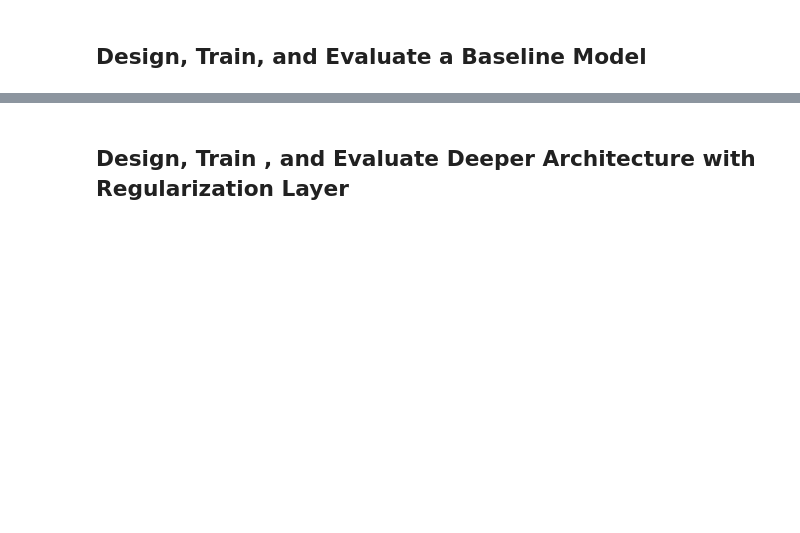
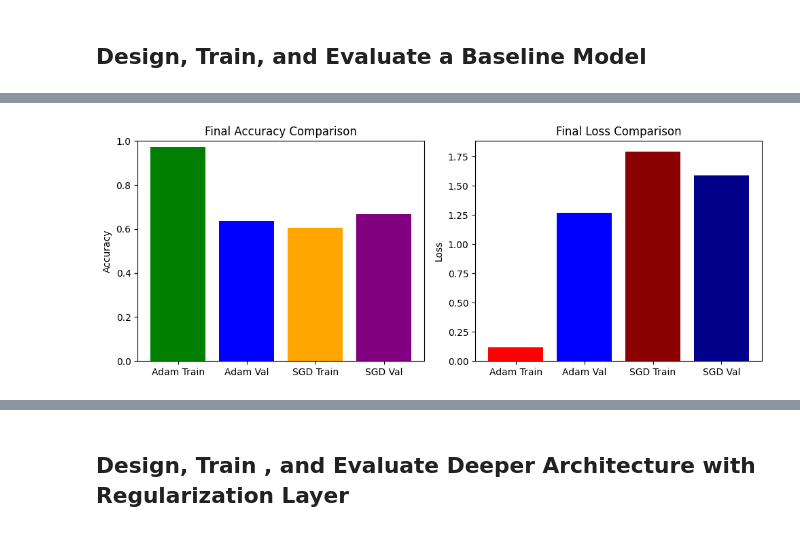
Before and after one commit to deeya5/AI-ML-Assesment, a Jupyter notebook: Portfolio01.ipynb, the cells around one changed output, grey strips where cells are left out. Cells and saved outputs as stored; diff of their text form; code cells hidden in the pictures; blank space fills up the shorter version.

```diff
--- a/Portfolio01.ipynb
+++ b/Portfolio01.ipynb
@@ -205,7 +205,6 @@ IMG_HEIGHT = 128
 IMG_WIDTH = 128
 BATCH_SIZE = 32
 NUM_CLASSES = 5  # Set your number of classes here
-EPOCHS = 25
 input_shape = (128, 128, 3)
 
 validation_datagen = ImageDataGenerator(
@@ -293,7 +292,7 @@ early_stop = EarlyStopping(
 
 history = model.fit(
     train_generator,
-    epochs=EPOCHS,
+    epochs=10,
     validation_data=validation_generator,
     callbacks=[early_stop],
     verbose=1
@@ -391 +394,38 @@ plt.show()
+# %%
+import matplotlib.pyplot as plt
+
+# Final metrics from both models
+adam_train_acc = history.history['accuracy'][-1]
+adam_val_acc = history.history['val_accuracy'][-1]
+adam_train_loss = history.history['loss'][-1]
+adam_val_loss = history.history['val_loss'][-1]
+
+sgd_train_acc = DeepModel_history_SGD.history['accuracy'][-1]
+sgd_val_acc = DeepModel_history_SGD.history['val_accuracy'][-1]
+sgd_train_loss = DeepModel_history_SGD.history['loss'][-1]
+sgd_val_loss = DeepModel_history_SGD.history['val_loss'][-1]
+
+# Accuracy bar chart
+plt.figure(figsize=(10, 4))
+
+plt.subplot(1, 2, 1)
+plt.bar(['Adam Train', 'Adam Val', 'SGD Train', 'SGD Val'],
+        [adam_train_acc, adam_val_acc, sgd_train_acc, sgd_val_acc],
+        color=['green', 'blue', 'orange', 'purple'])
+plt.title('Final Accuracy Comparison')
+plt.ylabel('Accuracy')
+plt.ylim(0, 1)
+
+# Loss bar chart
+plt.subplot(1, 2, 2)
+plt.bar(['Adam Train', 'Adam Val', 'SGD Train', 'SGD Val'],
+        [adam_train_loss, adam_val_loss, sgd_train_loss, sgd_val_loss],
+        color=['red', 'blue', 'darkred', 'darkblue'])
+plt.title('Final Loss Comparison')
+plt.ylabel('Loss')
+
+plt.tight_layout()
+plt.show()  # This will display the charts on the shell
+# %% [output]
+[figure, added]
 # %%
```
Also changed, not shown: parts of 15 cells of this notebook.
